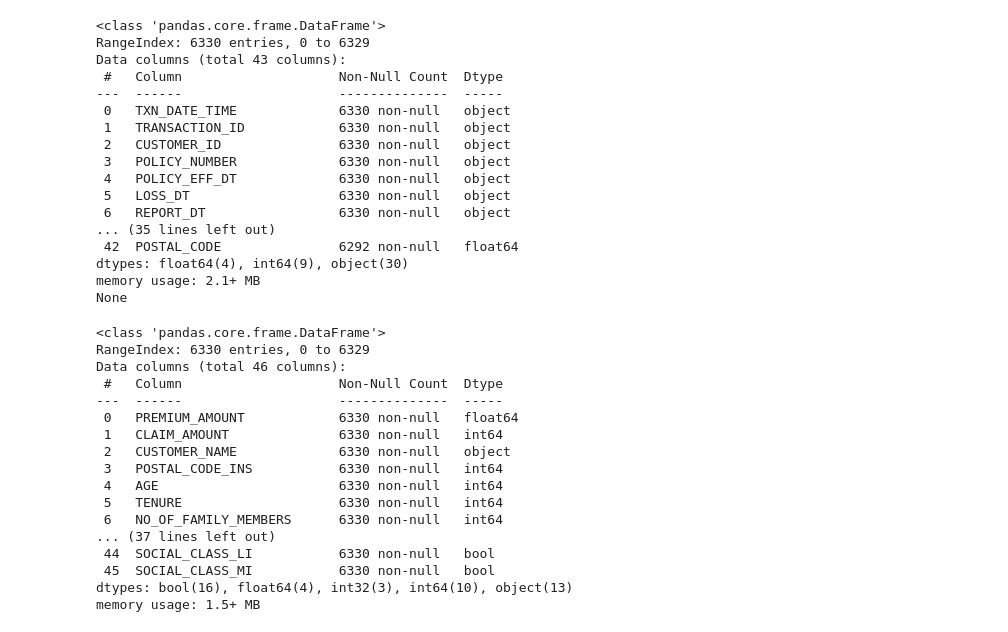
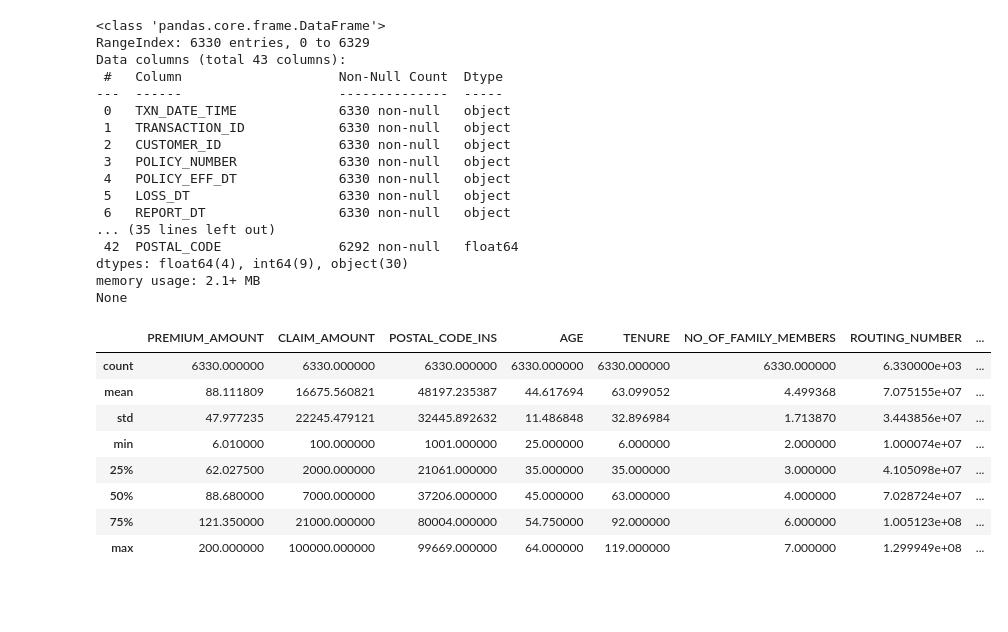
Before and after one commit to MatthewsWongOfficial/ai-competition, a Jupyter notebook: Untitled14.ipynb, the cells around one changed output. Saved outputs shown, nothing was run; the diff lists cells and outputs as text; code cells hidden in the pictures; blank space fills up the shorter version.

```diff
--- a/Untitled14.ipynb
+++ b/Untitled14.ipynb
@@ -146,46 +146,38 @@ None
 # %%
 # List of columns to exclude from numerical operations
 exclude_columns = ['TRANSACTION_ID', 'CUSTOMER_ID', 'POLICY_NUMBER', 'SSN',
                    'AGENT_ID', 'VENDOR_ID', 'ACCT_NUMBER', 'EMP_ACCT_NUMBER']
 
 # Drop columns that are purely identifiers (non-numeric) before processing
 processed_data = merged_data.drop(columns=exclude_columns)
 
 # Handling datetime columns as before
 date_columns = ['TXN_DATE_TIME', 'POLICY_EFF_DT', 'LOSS_DT', 'REPORT_DT']
 for col in date_columns:
     processed_data[col] = pd.to_datetime(processed_data[col], errors='coerce')
 
 # Create additional date-based features
 processed_data['Policy_Year'] = processed_data['POLICY_EFF_DT'].dt.year
 processed_data['Report_Year'] = processed_data['REPORT_DT'].dt.year
 processed_data['Loss_Year'] = processed_data['LOSS_DT'].dt.year
 processed_data['Loss_Report_Delay'] = (processed_data['REPORT_DT'] - processed_data['LOSS_DT']).dt.days
 
 # Drop columns you don’t want after extraction of features
 processed_data.drop(columns=date_columns, inplace=True)
 
 # Encode categorical variables like insurance type, marital status, etc.
 processed_data = pd.get_dummies(processed_data, columns=['INSURANCE_TYPE', 'MARITAL_STATUS',
                                                          'EMPLOYMENT_STATUS', 'RISK_SEGMENTATION', 'SOCIAL_CLASS'])
 
 # Check the final processed data
-processed_data.info()
+processed_data.describe()
 # %% [output]
-<class 'pandas.core.frame.DataFrame'>
-RangeIndex: 6330 entries, 0 to 6329
-Data columns (total 46 columns):
- #   Column                    Non-Null Count  Dtype
----  ------                    --------------  -----
- 0   PREMIUM_AMOUNT            6330 non-null   float64
- 1   CLAIM_AMOUNT              6330 non-null   int64
- 2   CUSTOMER_NAME             6330 non-null   object
- 3   POSTAL_CODE_INS           6330 non-null   int64
- 4   AGE                       6330 non-null   int64
- 5   TENURE                    6330 non-null   int64
- 6   NO_OF_FAMILY_MEMBERS      6330 non-null   int64
-... (37 lines left out)
- 44  SOCIAL_CLASS_LI           6330 non-null   bool
- 45  SOCIAL_CLASS_MI           6330 non-null   bool
-dtypes: bool(16), float64(4), int32(3), int64(10), object(13)
-memory usage: 1.5+ MB
+|  | PREMIUM_AMOUNT | CLAIM_AMOUNT | POSTAL_CODE_INS | AGE | TENURE | NO_OF_FAMILY_MEMBERS | ROUTING_NUMBER | ... |
+| count | 6330.000000 | 6330.000000 | 6330.000000 | 6330.000000 | 6330.000000 | 6330.000000 | 6.330000e+03 | ... |
+| mean | 88.111809 | 16675.560821 | 48197.235387 | 44.617694 | 63.099052 | 4.499368 | 7.075155e+07 | ... |
+| std | 47.977235 | 22245.479121 | 32445.892632 | 11.486848 | 32.896984 | 1.713870 | 3.443856e+07 | ... |
+| min | 6.010000 | 100.000000 | 1001.000000 | 25.000000 | 6.000000 | 2.000000 | 1.000074e+07 | ... |
+| 25% | 62.027500 | 2000.000000 | 21061.000000 | 35.000000 | 35.000000 | 3.000000 | 4.105098e+07 | ... |
+| 50% | 88.680000 | 7000.000000 | 37206.000000 | 45.000000 | 63.000000 | 4.000000 | 7.028724e+07 | ... |
+| 75% | 121.350000 | 21000.000000 | 80004.000000 | 54.750000 | 92.000000 | 6.000000 | 1.005123e+08 | ... |
+| max | 200.000000 | 100000.000000 | 99669.000000 | 64.000000 | 119.000000 | 7.000000 | 1.299949e+08 | ... |
```
Also changed, not shown: parts of 10 cells of this notebook.
